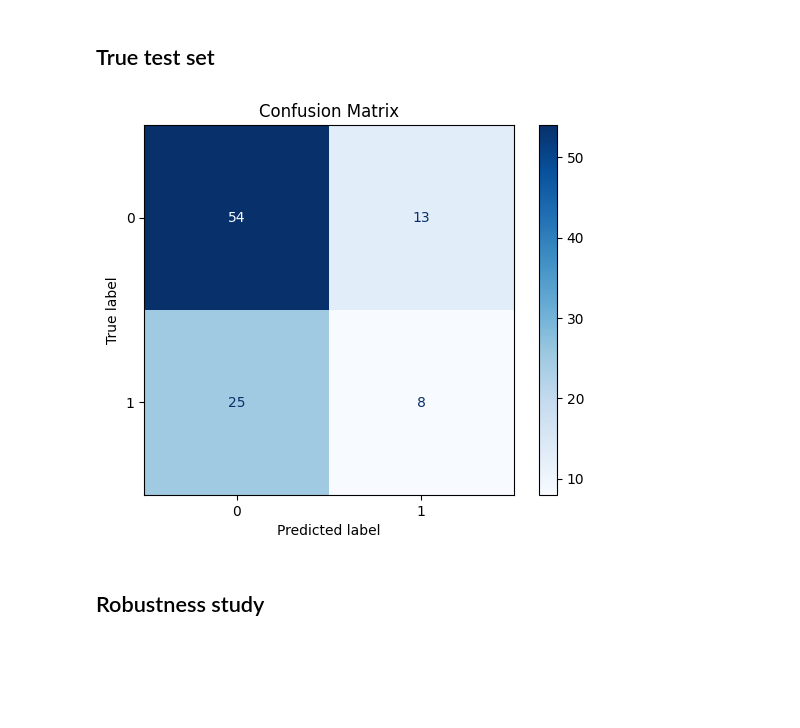
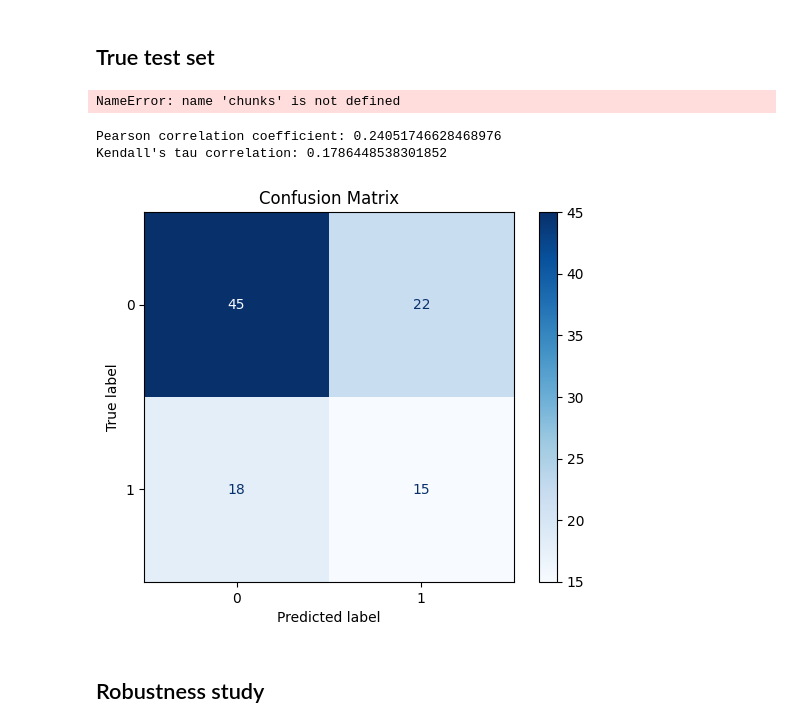
Before and after one commit to kerrianlc/rag, a Jupyter notebook: simple_classifier.ipynb, the cells around one changed output. Drawn from its saved outputs; the diff is of its cells as text; code cells hidden in the pictures; blank space fills up the shorter version.

```diff
--- a/simple_classifier.ipynb
+++ b/simple_classifier.ipynb
@@ -234,7 +261,7 @@ ConfusionMatrixDisplay(cm).plot()
 # %%
-X_tensor_eval = torch.tensor(X_eval.to_numpy(), dtype=torch.float32)
-y_tensor_eval = torch.tensor(y_eval.to_numpy(), dtype=torch.long)
-dataset = TensorDataset(X_tensor_eval, y_tensor_eval)
+X_tensor_calibr = torch.tensor(X_calibr.to_numpy(), dtype=torch.float32)
+y_tensor_calibr = torch.tensor(y_calibr.to_numpy(), dtype=torch.long)
+dataset = TensorDataset(X_tensor_calibr, y_tensor_calibr)
 test_loader = torch.utils.data.DataLoader(dataset, batch_size=128, shuffle=True)
 # %%
 with torch.no_grad():
@@ -337,0 +379,5 @@ Kendall's tau correlation: -0.01731691937766617
+# %%
+s = 1 - probs[np.arange(len(true_labels)), true_labels]
+s = np.sort(s)
+q = np.quantile(s, 0.5)
+q
@@ -337,0 +386,5 @@ Kendall's tau correlation: -0.01731691937766617
+# %%
+X_tensor_eval = torch.tensor(X_eval.to_numpy(), dtype=torch.float32)
+y_tensor_eval = torch.tensor(y_eval.to_numpy(), dtype=torch.long)
+dataset = TensorDataset(X_tensor_eval, y_tensor_eval)
+true_test_loader = torch.utils.data.DataLoader(dataset, batch_size=128, shuffle=True)
@@ -339,8 +465,8 @@ Kendall's tau correlation: -0.01731691937766617
 ## True test set
 # %%
 test_n = 8
-faithfulness_files = glob.glob(f"./llama3-70b-8192/faithful_{test_n}*")
-ar_files = glob.glob(f"./llama3-70b-8192/AR_{test_n}*")
+faithfulness_files = glob.glob(f"../llama3-70b-8192/faithful_{test_n}*")
+ar_files = glob.glob(f"../llama3-70b-8192/AR_{test_n}*")
 
 
 faithfulness = pd.concat(
@@ -365,6 +491,8 @@ y_test = pd.concat(
 y_test = y_test.map(label_mapping)
 
 y_test = (y_test > 0).astype(int)
+# %% [output]
+NameError: name 'chunks' is not defined
 # %%
 x_tensor_test = torch.tensor(X_test.to_numpy(), dtype=torch.float32)
 y_tensor_test = torch.tensor(y_test.to_numpy(), dtype=torch.long)
@@ -385,34 +513,42 @@ with torch.no_grad():
     for inputs, labels in test_loader:
         # Get model outputs
         outputs = model(inputs)  # Raw logits
 
         # Apply sigmoid activation
         probabilities = torch.sigmoid(outputs)
 
         # Compute argmax for class prediction
         predictions = torch.argmax(probabilities, dim=1)
 
         # Store true and predicted labels
         true_labels.extend(labels.cpu().numpy())
         predicted_labels.extend(predictions.cpu().numpy())
         probs.extend(probabilities.cpu().numpy())
 
 # Convert to NumPy arrays
 true_labels = np.array(true_labels)
 predicted_labels = np.array(predicted_labels)
 probs = np.array(probs)
 
+
+pearson_corr, _ = pearsonr(true_labels, probs[:, 1])
+print(f"Pearson correlation coefficient: {pearson_corr}")
+
+kendall_tau, _ = kendalltau(true_labels, probs[:, 1])
+print(f"Kendall's tau correlation: {kendall_tau}")
 # Compute confusion matrix
 cm = confusion_matrix(true_labels, predicted_labels)
 
 # Plot confusion matrix
 disp = ConfusionMatrixDisplay(confusion_matrix=cm)
 disp.plot(cmap=plt.cm.Blues)
 plt.title("Confusion Matrix")
 plt.savefig("dl.png")
 plt.show()
 # %% [output]
+Pearson correlation coefficient: 0.24051746628468976
+Kendall's tau correlation: 0.1786448538301852
-[figure, old version]
+[figure, new version]
 # %% [markdown]
 ## Robustness study
 # %%
```
Also changed, not shown: parts of 15 cells of this notebook, 1 other file.
